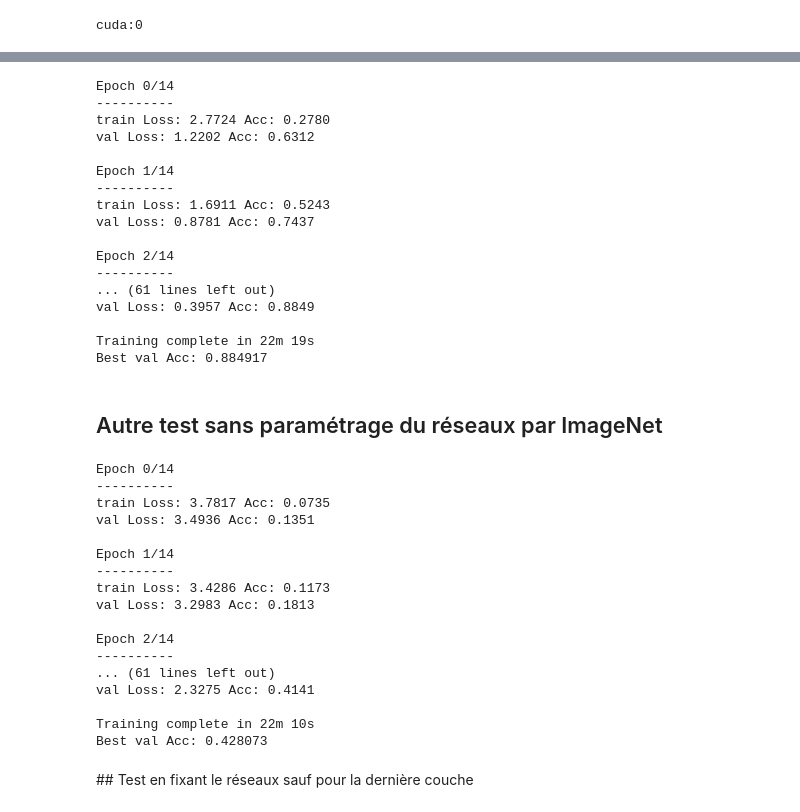
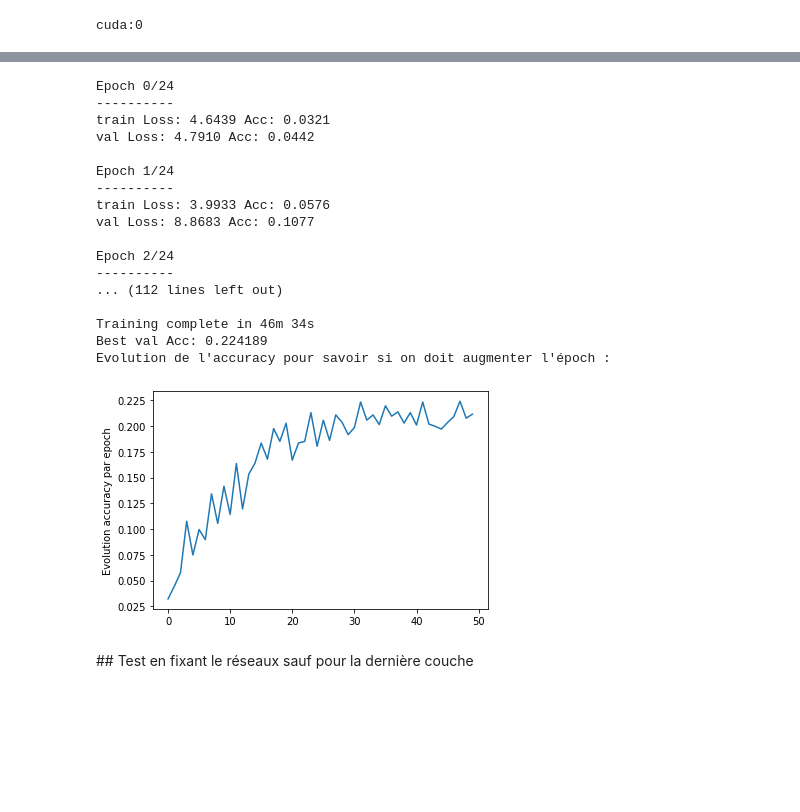
Before and after one commit to LemaitreT/Reconnaissance-visuel-de-plante, a Jupyter notebook: Réseau neuronal convolutif.ipynb, the cells around one changed output, grey strips where cells are left out. Drawn from its saved outputs; the diff is of its cells as text; code cells hidden in the pictures; blank space fills up the shorter version.

```diff
--- a/Réseau neuronal convolutif.ipynb
+++ b/Réseau neuronal convolutif.ipynb
@@ -249,3 +291,5 @@ def visualize_model(model, num_images=6):
+# %%
+model_ft = models.resnet101(pretrained=False)
 # %%
 num_ftrs = model_ft.fc.in_features
 # Here the size of each output sample is set to 2.
@@ -264,24 +308,23 @@ optimizer_ft = optim.SGD(model_ft.parameters(), lr=0.001, momentum=0.9)
 exp_lr_scheduler = lr_scheduler.StepLR(optimizer_ft, step_size=7, gamma=0.1)
 # %%
 model_ft = train_model(model_ft, criterion, optimizer_ft, exp_lr_scheduler,
-                       num_epochs=15)
+                       num_epochs=25)
 # %% [output]
-Epoch 0/14
+Epoch 0/24
 ----------
-train Loss: 2.7724 Acc: 0.2780
-val Loss: 1.2202 Acc: 0.6312
+train Loss: 4.6439 Acc: 0.0321
+val Loss: 4.7910 Acc: 0.0442
 
-Epoch 1/14
+Epoch 1/24
 ----------
-train Loss: 1.6911 Acc: 0.5243
-val Loss: 0.8781 Acc: 0.7437
+train Loss: 3.9933 Acc: 0.0576
+val Loss: 8.8683 Acc: 0.1077
 
-Epoch 2/14
+Epoch 2/24
 ----------
-... (61 lines left out)
-val Loss: 0.3957 Acc: 0.8849
+... (112 lines left out)
 
-Training complete in 22m 19s
-Best val Acc: 0.884917
+Training complete in 46m 34s
+Best val Acc: 0.224189
+Evolution de l'accuracy pour savoir si on doit augmenter l'époch :
+[figure, added]
-# %% [markdown]
-## Autre test sans paramétrage du réseaux par ImageNet
@@ -306,24 +331,3 @@ exp_lr_scheduler = lr_scheduler.StepLR(optimizer_ft, step_size=7, gamma=0.1)
-# %%
-model_ft = train_model(model_ft, criterion, optimizer_ft, exp_lr_scheduler,
-                       num_epochs=15)
-# %% [output]
-Epoch 0/14
-----------
-train Loss: 3.7817 Acc: 0.0735
-val Loss: 3.4936 Acc: 0.1351
-
-Epoch 1/14
-----------
-train Loss: 3.4286 Acc: 0.1173
-val Loss: 3.2983 Acc: 0.1813
-
-Epoch 2/14
-----------
-... (61 lines left out)
-val Loss: 2.3275 Acc: 0.4141
-
-Training complete in 22m 10s
-Best val Acc: 0.428073
 # %% [markdown]
 ## Test en fixant le réseaux sauf pour la dernière couche
 # %%
```
Also changed, not shown: parts of 23 cells of this notebook, 1 other file.
